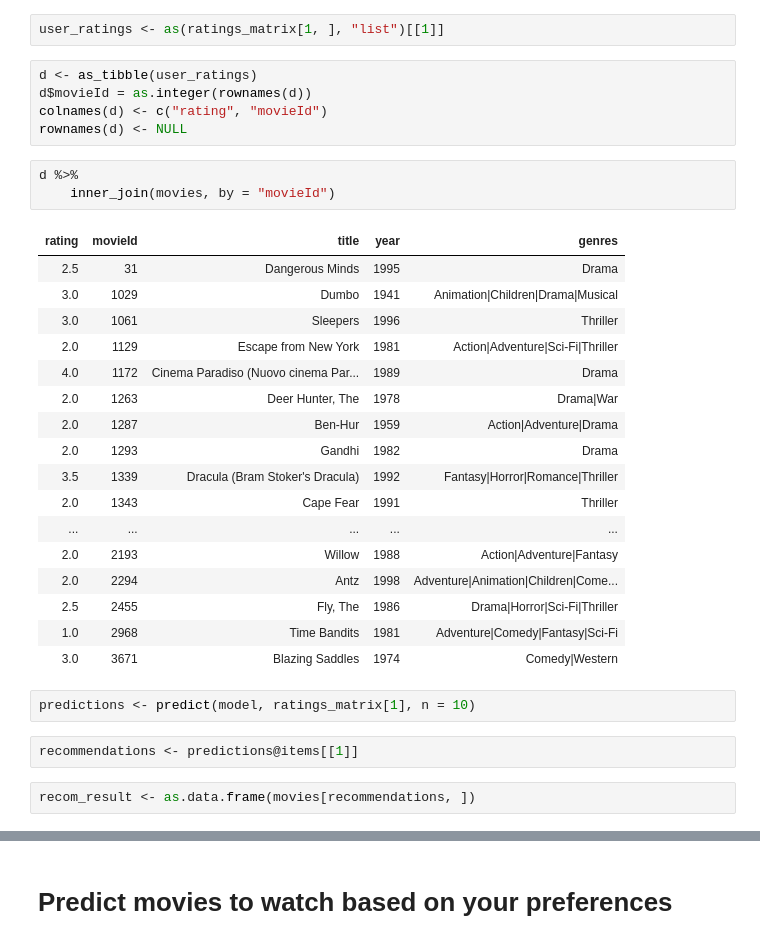
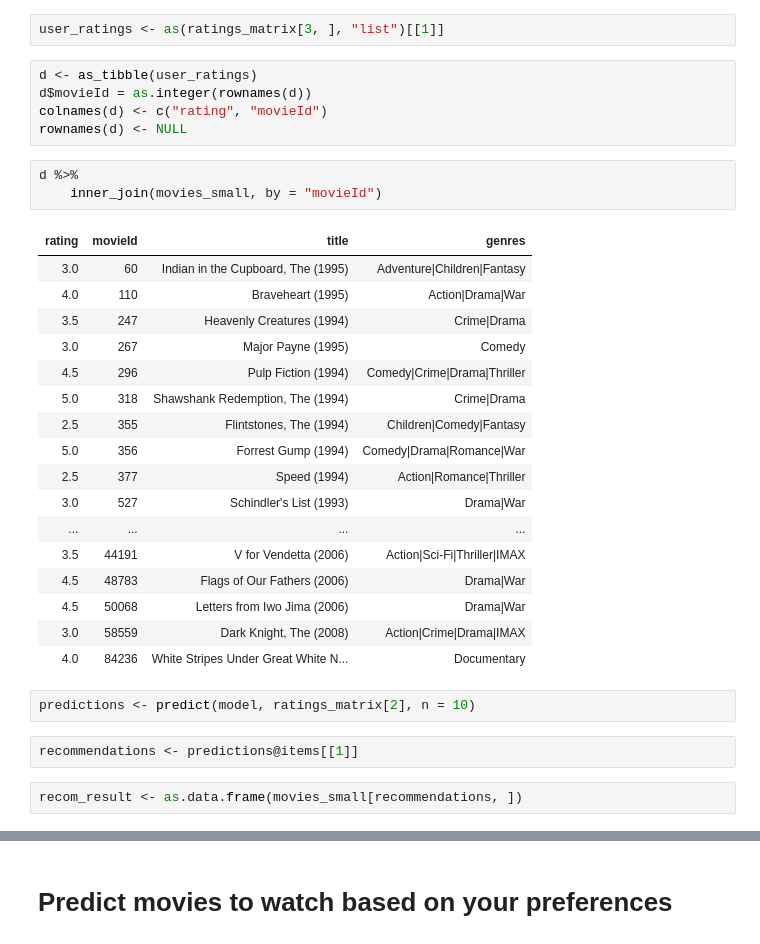
Before and after one commit to Data-Science-FMI/introduction-to-data-science-2017, a Jupyter notebook: labs/lab_5/movie_recommendation.ipynb, the cells around one changed output, grey strips where cells are left out. Cells and saved outputs as stored; diff of their text form.

Commit message:
Change user recommendation ids

```diff
--- a/labs/lab_5/movie_recommendation.ipynb
+++ b/labs/lab_5/movie_recommendation.ipynb
@@ -535,5 +535,5 @@ Let's recommend new movies for the 1st user:
 # %%
-user_ratings <- as(ratings_matrix[1, ], "list")[[1]]
+user_ratings <- as(ratings_matrix[3, ], "list")[[1]]
 # %%
 d <- as_tibble(user_ratings)
 d$movieId = as.integer(rownames(d))
@@ -541,31 +541,31 @@ colnames(d) <- c("rating", "movieId")
 rownames(d) <- NULL
 # %%
 d %>%
-    inner_join(movies, by = "movieId")
+    inner_join(movies_small, by = "movieId")
 # %% [output]
-| rating | movieId | title | year | genres |
-| 2.5 | 31 | Dangerous Minds | 1995 | Drama |
-| 3.0 | 1029 | Dumbo | 1941 | Animation|Children|Drama|Musical |
-| 3.0 | 1061 | Sleepers | 1996 | Thriller |
-| 2.0 | 1129 | Escape from New York | 1981 | Action|Adventure|Sci-Fi|Thriller |
-| 4.0 | 1172 | Cinema Paradiso (Nuovo cinema Par... | 1989 | Drama |
-| 2.0 | 1263 | Deer Hunter, The | 1978 | Drama|War |
-| 2.0 | 1287 | Ben-Hur | 1959 | Action|Adventure|Drama |
-| 2.0 | 1293 | Gandhi | 1982 | Drama |
-| 3.5 | 1339 | Dracula (Bram Stoker's Dracula) | 1992 | Fantasy|Horror|Romance|Thriller |
-| 2.0 | 1343 | Cape Fear | 1991 | Thriller |
-| ... | ... | ... | ... | ... |
-| 2.0 | 2193 | Willow | 1988 | Action|Adventure|Fantasy |
-| 2.0 | 2294 | Antz | 1998 | Adventure|Animation|Children|Come... |
-| 2.5 | 2455 | Fly, The | 1986 | Drama|Horror|Sci-Fi|Thriller |
-| 1.0 | 2968 | Time Bandits | 1981 | Adventure|Comedy|Fantasy|Sci-Fi |
-| 3.0 | 3671 | Blazing Saddles | 1974 | Comedy|Western |
+| rating | movieId | title | genres |
+| 3.0 | 60 | Indian in the Cupboard, The (1995) | Adventure|Children|Fantasy |
+| 4.0 | 110 | Braveheart (1995) | Action|Drama|War |
+| 3.5 | 247 | Heavenly Creatures (1994) | Crime|Drama |
+| 3.0 | 267 | Major Payne (1995) | Comedy |
+| 4.5 | 296 | Pulp Fiction (1994) | Comedy|Crime|Drama|Thriller |
+| 5.0 | 318 | Shawshank Redemption, The (1994) | Crime|Drama |
+| 2.5 | 355 | Flintstones, The (1994) | Children|Comedy|Fantasy |
+| 5.0 | 356 | Forrest Gump (1994) | Comedy|Drama|Romance|War |
+| 2.5 | 377 | Speed (1994) | Action|Romance|Thriller |
+| 3.0 | 527 | Schindler's List (1993) | Drama|War |
+| ... | ... | ... | ... |
+| 3.5 | 44191 | V for Vendetta (2006) | Action|Sci-Fi|Thriller|IMAX |
+| 4.5 | 48783 | Flags of Our Fathers (2006) | Drama|War |
+| 4.5 | 50068 | Letters from Iwo Jima (2006) | Drama|War |
+| 3.0 | 58559 | Dark Knight, The (2008) | Action|Crime|Drama|IMAX |
+| 4.0 | 84236 | White Stripes Under Great White N... | Documentary |
 # %%
-predictions <- predict(model, ratings_matrix[1], n = 10)
+predictions <- predict(model, ratings_matrix[2], n = 10)
 # %%
 recommendations <- predictions@items[[1]]
 # %%
-recom_result <- as.data.frame(movies[recommendations, ])
+recom_result <- as.data.frame(movies_small[recommendations, ])
 # %%
 recom_result
 # %% [output]
```
Also changed, not shown: parts of 3 cells of this notebook.
